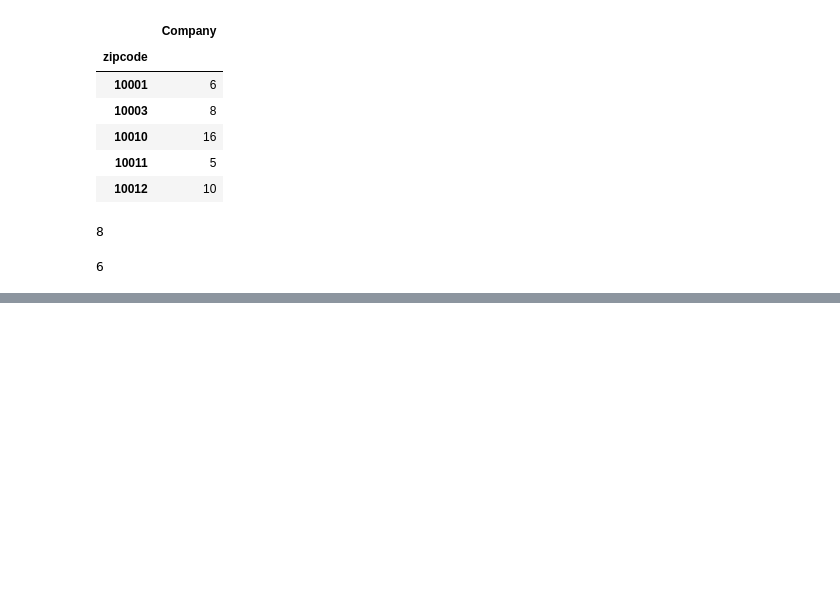
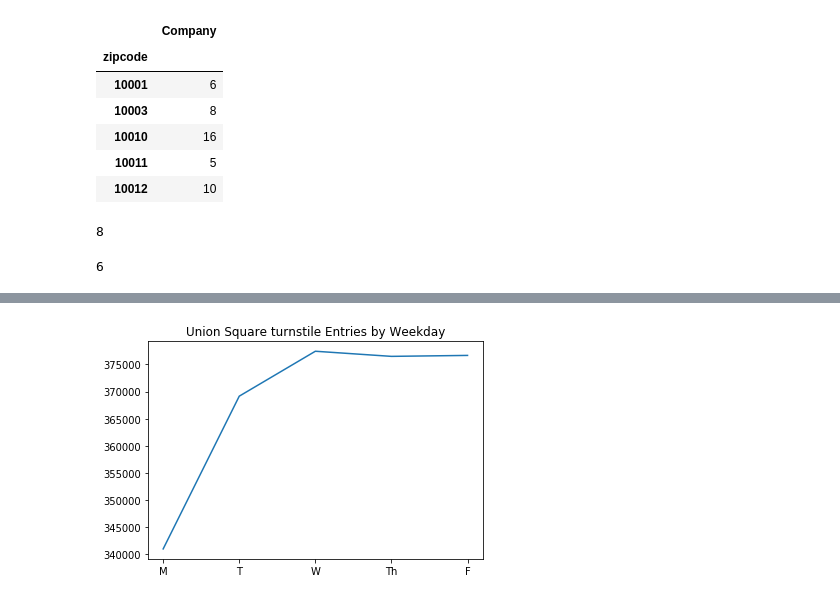
Before and after one commit to konelson/konelson-mta-project, a Jupyter notebook: Target Selection.ipynb, the cells around one changed output, grey strips where cells are left out. Cells and saved outputs as stored; diff of their text form; code cells hidden in the pictures; blank space fills up the shorter version.

```diff
--- a/Target Selection.ipynb
+++ b/Target Selection.ipynb
@@ -57,0 +194,12 @@ target_zip
+# %%
+weekday_mask = (total_by_date.groupby(by = ['station', 'weekday']).sum().reset_index().weekday == 0)|(total_by_date.groupby(by = ['station', 'weekday']).sum().reset_index().weekday == 1 )|(total_by_date.groupby(by = ['station', 'weekday']).sum().reset_index().weekday == 2 )|(total_by_date.groupby(by = ['station', 'weekday']).sum().reset_index().weekday == 3 )|(total_by_date.groupby(by = ['station', 'weekday']).sum().reset_index().weekday == 4 )
+weekdays = total_by_date.groupby(by = ['station', 'weekday']).sum().reset_index()[weekday_mask]
+# %%
+def weekdays(station_name):
+
+    weekday_mask = (total_by_date.groupby(by = ['station', 'weekday']).sum().reset_index().weekday == 0)|(total_by_date.groupby(by = ['station', 'weekday']).sum().reset_index().weekday == 1 )|(total_by_date.groupby(by = ['station', 'weekday']).sum().reset_index().weekday == 2 )|(total_by_date.groupby(by = ['station', 'weekday']).sum().reset_index().weekday == 3 )|(total_by_date.groupby(by = ['station', 'weekday']).sum().reset_index().weekday == 4 )
+    weekdays = total_by_date.groupby(by = ['station', 'weekday']).sum().reset_index()[weekday_mask]
+
+    station_name_mask = weekdays.station == station_name
+
+    return weekdays[station_name_mask]
@@ -57,0 +215,8 @@ target_zip
+# %%
+plt.plot(weekdays('14 ST-UNION SQ').weekday,weekdays('14 ST-UNION SQ').total_ppl)
+plt.title("Union Square turnstile Entries by Weekday");
+
+labels = ['M','T','W','Th','F']
+plt.xticks(np.arange(5), (labels));
+# %% [output]
+[figure, added]
```
Also changed, not shown: parts of 45 cells of this notebook.
